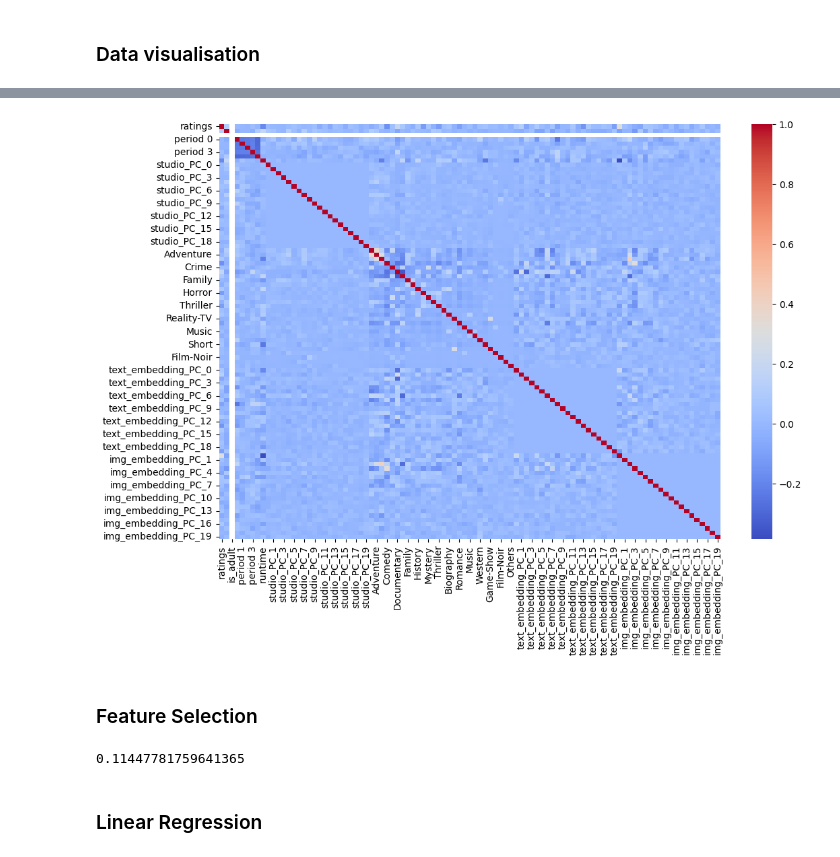
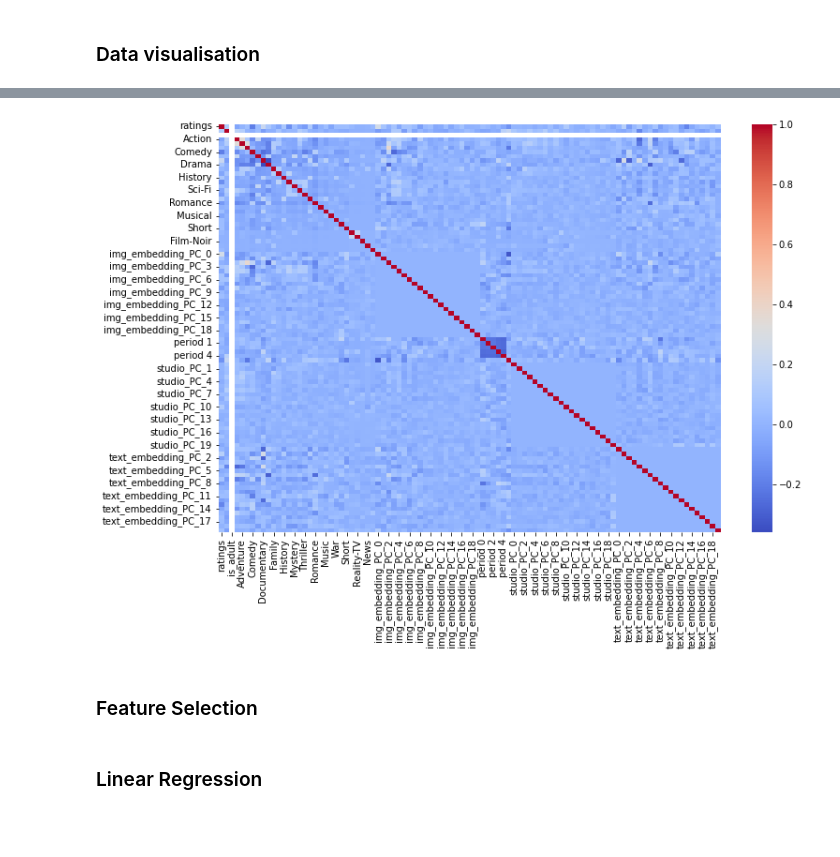
Before and after one commit to robinp12/Machine-Learning-Project-Predicting-a-film-s-gross-revenue, a Jupyter notebook: P1.ipynb, the cells around one changed output, grey strips where cells are left out. Saved outputs shown, nothing was run; the diff lists cells and outputs as text; code cells hidden in the pictures; blank space fills up the shorter version.

Commit message:
facilitation modif preprocess avec "params"

```diff
--- a/P1.ipynb
+++ b/P1.ipynb
@@ -52,10 +54,11 @@ data = pd.DataFrame()
 """
 Keeping the directly usable features
 """
-
-directly_usable_features = ["ratings", "n_votes", "is_adult"]
-for feature in directly_usable_features:
-    data[feature] = X[feature]
+def get_directrly_usable_features(df):
+    directly_usable_features = ["ratings", "n_votes", "is_adult"]
+    for feature in directly_usable_features:
+        df[feature] = X[feature]
+    return df
 # %%
 """
 Dealing with the "production_year" feature
@@ -226,0 +241,11 @@ data[["img_embedding_PC_{}".format(i) for i in range(output_dim)]] = output
+# %%
+def create_preprocessed(params):
+    df = pd.DataFrame()
+    df = get_directrly_usable_features(df)
+    df = get_genre_feature(df)
+    df = get_img_embedding_feature(df, params)
+    df = get_prod_year_feature(df, params)
+    df = get_runtime_feature(df, params)
+    df = get_studio_feature(df, params)
+    df = get_text_embedding_feature(df, params)
+    return df
@@ -226,0 +254,16 @@ data[["img_embedding_PC_{}".format(i) for i in range(output_dim)]] = output
+# %%
+"""
+Example of data preprocessing
+"""
+
+params = {
+    "production_year_style" : "per_quantile", # "per_quantile" / "per_period_length" / "no_period"
+    "n_year_period" : 5,
+    "runtime_replace_type" : "mean", # "mean" / "zero"
+    "studio_use_PCA" : True,
+    "studio_PCA_dim" : 20,
+    "text_embedding_PCA_dim" : 20,
+    "img_embedding_PCA_dim" : 20
+}
+
+preprocessed_data = create_preprocessed(params)
@@ -239,9 +282,10 @@ data.head()
 # %%
 plt.figure(figsize=(12,8))
-corr = data.corr()
+corr = preprocessed_data.corr()
+
 heatmap = sns.heatmap(corr, cmap="coolwarm")
 # %% [output]
-[figure, old version]
+[figure, new version]
 # %% [markdown]
 ### Feature Selection
 # %%
@@ -261,11 +309,7 @@ def compute_rmse(predict, target):
     return float(rmse)
 # %%
 from sklearn.feature_selection import mutual_info_regression
-scores = mutual_info_regression(X_train, y_train)
-
-scores.mean()
+scores = mutual_info_regression(X_train, np.ravel(y_train))
-# %% [output]
-0.11447781759641365
 # %% [markdown]
 ### Linear Regression
 # %%
```
Also changed, not shown: parts of 18 cells of this notebook.
